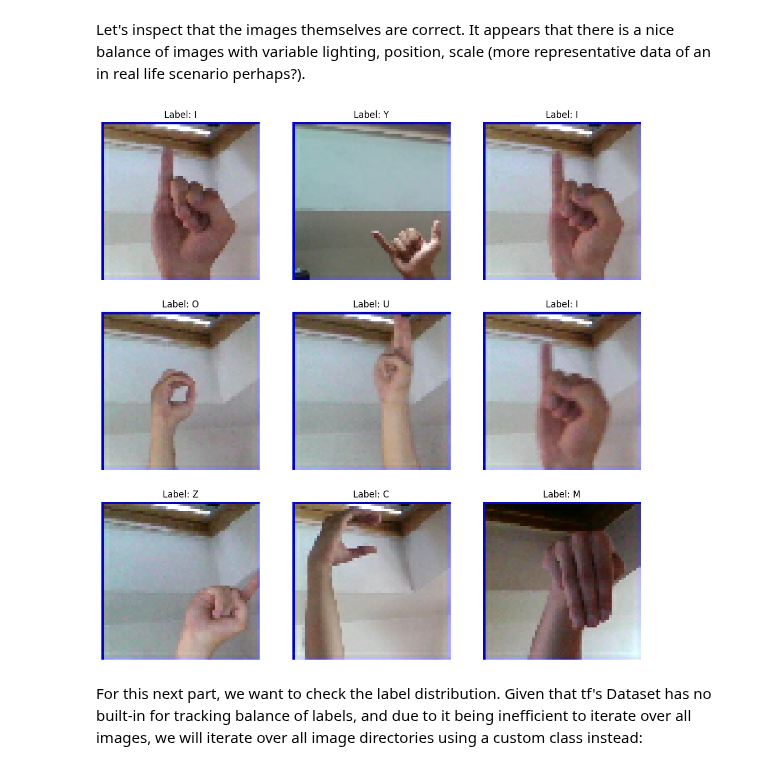
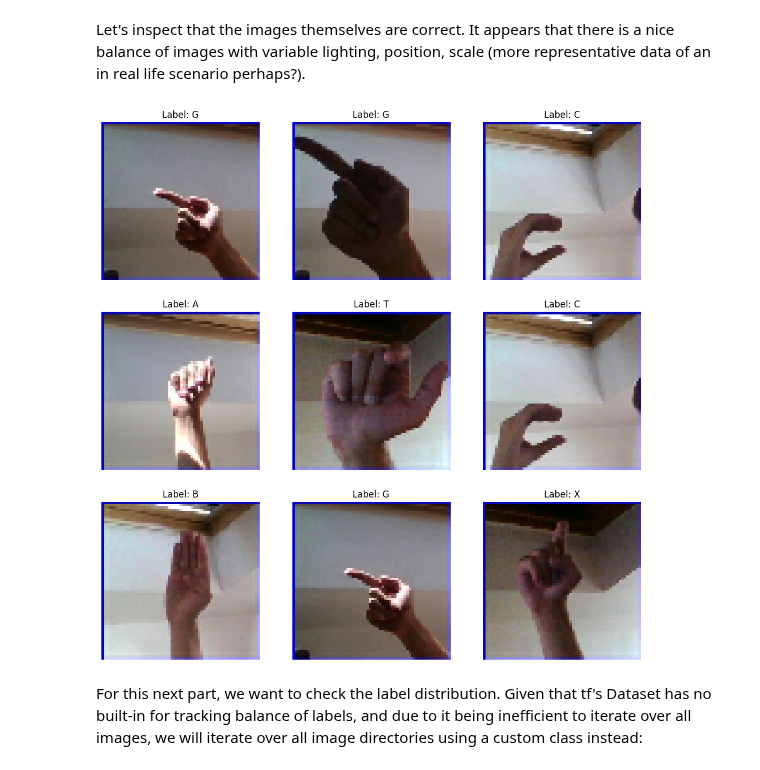
Before and after one commit to Joeshmoe03/ASL-classification, a Jupyter notebook: end_to_end.ipynb, the cells around one changed output. Drawn from its saved outputs; the diff is of its cells as text; code cells hidden in the pictures.

```diff
--- a/end_to_end.ipynb
+++ b/end_to_end.ipynb
@@ -72,31 +72,22 @@ We use tensorflow's image_dataset_from_directory to take all of our data in the
 batch_size = 32
 img_size = (64, 64)
 color = 'rgb'
-test_split = 0.1
 val_split = 0.2
 random_seed = 42
+
 class_names = ['A', 'B', 'C', 'D', 'E', 'F', 'G', 'H', 'I', 'J', 'K', 'L', 'M', 'N', 'O', 'P', 'Q', 'R', 'S', 'T', 'U', 'V', 'W', 'X', 'Y', 'Z', 'del', 'nothing', 'space']
 label_map = {i: class_name for i, class_name in enumerate(class_names)} #TODO: TEST
 
-train_dataset = image_dataset_from_directory(train_data,
-                                            labels = 'inferred',
-                                            label_mode = 'categorical',
-                                            color_mode = color,
-                                            batch_size = batch_size,
-                                            image_size = img_size,
-                                            interpolation = 'nearest',
-                                            shuffle = True,
-                                            seed = random_seed)
-
-# Split the data into training, validation, and testing sets
-# From: https://stackoverflow.com/questions/48213766/split-a-dataset-created-by-tensorflow-dataset-api-in-to-train-and-test
-num_batches = len(train_dataset)
-num_test = math.floor(test_split * num_batches)
-num_val = math.floor(val_split * num_batches)
-num_train = num_batches - num_test - num_val
-
-train_dataset = train_dataset.take(num_train)
-val_dataset = train_dataset.skip(num_train).take(num_val)
-test_dataset = train_dataset.skip(num_train + num_val).take(num_test)
+train_dataset, val_dataset = image_dataset_from_directory(train_data,
+                                                        labels = 'inferred',
+                                                        label_mode = 'categorical',
+                                                        color_mode = color,
+                                                        batch_size = batch_size,
+                                                        image_size = img_size,
+                                                        interpolation = 'nearest',
+                                                        shuffle = True,
+                                                        seed = random_seed,
+                                                        validation_split = val_split,
+                                                        subset = 'both')
 # %% [output]
 Found 87000 files belonging to 29 classes.
@@ -116,7 +109,7 @@ def transformTrainData(image, label):
     image = tf.image.convert_image_dtype(image, tf.float32)
     return image, label
 
-def transformValTestData(image, label):
+def transformTestData(image, label):
     '''
     See the documentation for tf.image for more information on the transformations:
     https://www.tensorflow.org/api_docs/python/tf/image
@@ -127,8 +120,7 @@ def transformValTestData(image, label):
 # %%
 # Apply transformations to the data
 train_dataset = train_dataset.map(transformTrainData)
-val_dataset = val_dataset.map(transformValTestData)
-test_dataset = test_dataset.map(transformValTestData)
+val_dataset = val_dataset.map(transformTestData)
 # %% [markdown]
 ## **3 - Data Exploration**
 
@@ -162,13 +154,13 @@ def plotImages(images, labels, n_col=3, n_row=3, seed=42, color='viridis', label
 # %% [markdown]
 Let's inspect that the images themselves are correct. It appears that there is a nice balance of images with variable lighting, position, scale (more representative data of an in real life scenario perhaps?).
 # %%
-batch = test_dataset.take(1)
+batch = val_dataset.take(1)
 images, labels = next(iter(batch))
 
 # Plot the images
 plotImages(images, labels.numpy(), n_col=3, n_row=3, color='viridis', label_map=label_map)
 # %% [output]
-[figure, old version]
+[figure, new version]
 # %% [markdown]
 For this next part, we want to check the label distribution. Given that tf's Dataset has no built-in for tracking balance of labels, and due to it being inefficient to iterate over all images, we will iterate over all image directories using a custom class instead:
 # %%
```
Also changed, not shown: parts of 12 cells of this notebook, 7 other files.
